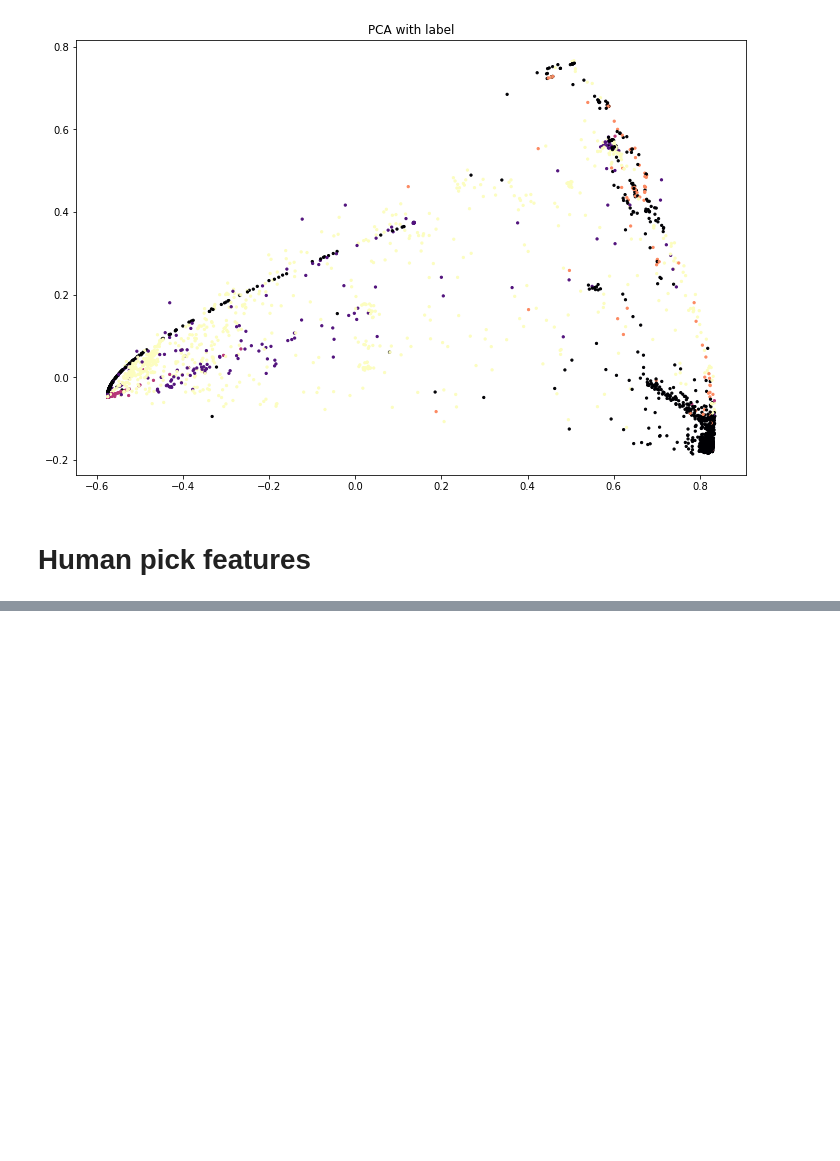
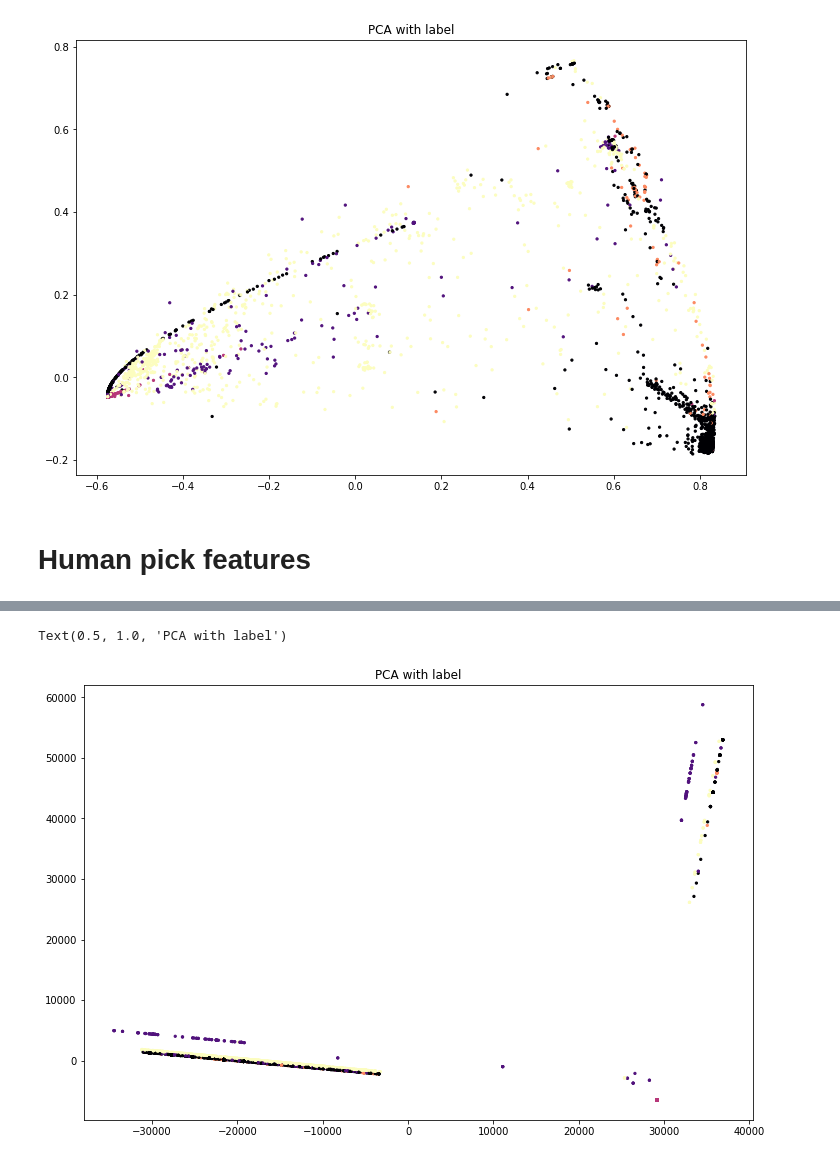
Before and after one commit to jason71319jason/ML_Networking, a Jupyter notebook: lab2/cluster traffic flow.ipynb, the cells around one changed output, grey strips where cells are left out. Drawn from its saved outputs; the diff is of its cells as text; code cells hidden in the pictures; blank space fills up the shorter version.

```diff
--- a/lab2/cluster traffic flow.ipynb
+++ b/lab2/cluster traffic flow.ipynb
@@ -201,0 +244,7 @@ Text(0.5, 1.0, 'PCA')
+# %%
+plt.figure(figsize=(12,8))
+plt.scatter(res[:,0], res[:,1], c=train_label, s=5, cmap='magma')
+plt.title('PCA with label')
+# %% [output]
+Text(0.5, 1.0, 'PCA with label')
+[figure, added]
```
Also changed, not shown: parts of 15 cells of this notebook.
